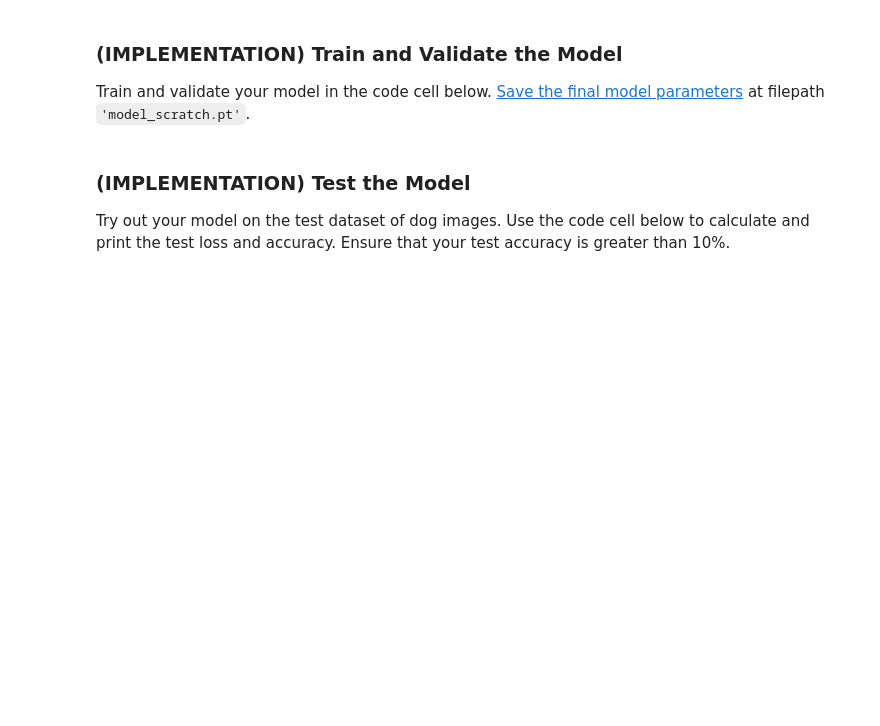
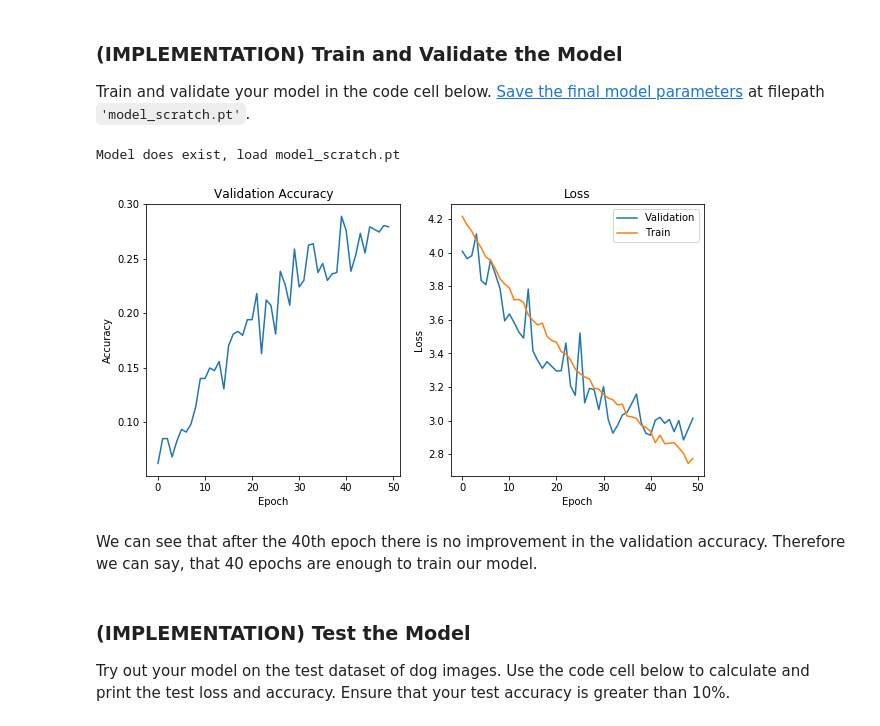
Before and after one commit to mstolin/ML-Engineer-Capstone, a Jupyter notebook: dog_app.ipynb, the cells around one changed output. Drawn from its saved outputs; the diff is of its cells as text; code cells hidden in the pictures; blank space fills up the shorter version.

```diff
--- a/dog_app.ipynb
+++ b/dog_app.ipynb
@@ -624,12 +678,38 @@ from os import path
 loaders_scratch = {'train': train_dataloader, 'valid': valid_dataloader, 'test': test_dataloader}
 
 if(path.exists('model_scratch.pt')):
+    print('Model does exist, load model_scratch.pt')
     # load the model that got the best validation accuracy
     model_scratch.load_state_dict(torch.load('model_scratch.pt'))
 else:
+    print('Model does not exist. Need to train a new one ...\n\n')
     # train the model
-    model_scratch = train(30, loaders_scratch, model_scratch, optimizer_scratch,
-                          criterion_scratch, use_cuda, 'model_scratch.pt')
+    model_scratch, train_loss, valid_loss, valid_acc = train(40, loaders_scratch, model_scratch, optimizer_scratch,
+                                                             criterion_scratch, use_cuda, 'model_scratch.pt')
+# %% [output]
+Model does exist, load model_scratch.pt
+# %%
+fig, axs = plt.subplots(1, 2, figsize=(10,5))
+
+# val accuracy
+axs[0].set_title('Validation Accuracy')
+axs[0].plot(valid_acc[1:])
+axs[0].set_ylabel('Accuracy')
+axs[0].set_xlabel('Epoch')
+
+# loss
+axs[1].set_title('Loss')
+axs[1].plot(valid_loss[1:])
+axs[1].plot(train_loss[1:])
+axs[1].set_ylabel('Loss')
+axs[1].set_xlabel('Epoch')
+axs[1].legend(['Validation', 'Train'], loc='upper right')
+
+fig.show()
+# %% [output]
+[figure, added]
+# %% [markdown]
+We can see that after the 40th epoch there is no improvement in the validation accuracy. Therefore we can say, that 40 epochs are enough to train our model.
 # %% [markdown]
 ### (IMPLEMENTATION) Test the Model
 
```
Also changed, not shown: parts of 34 cells of this notebook.
